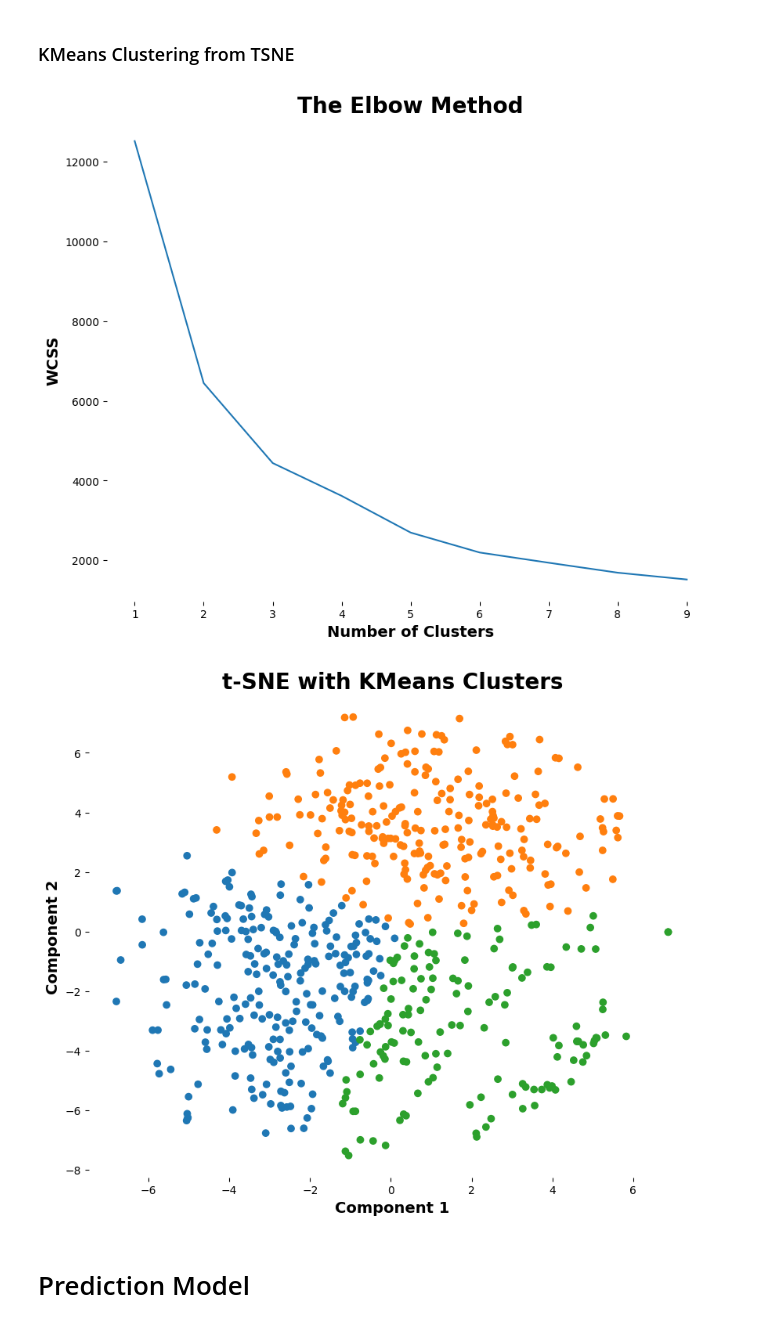
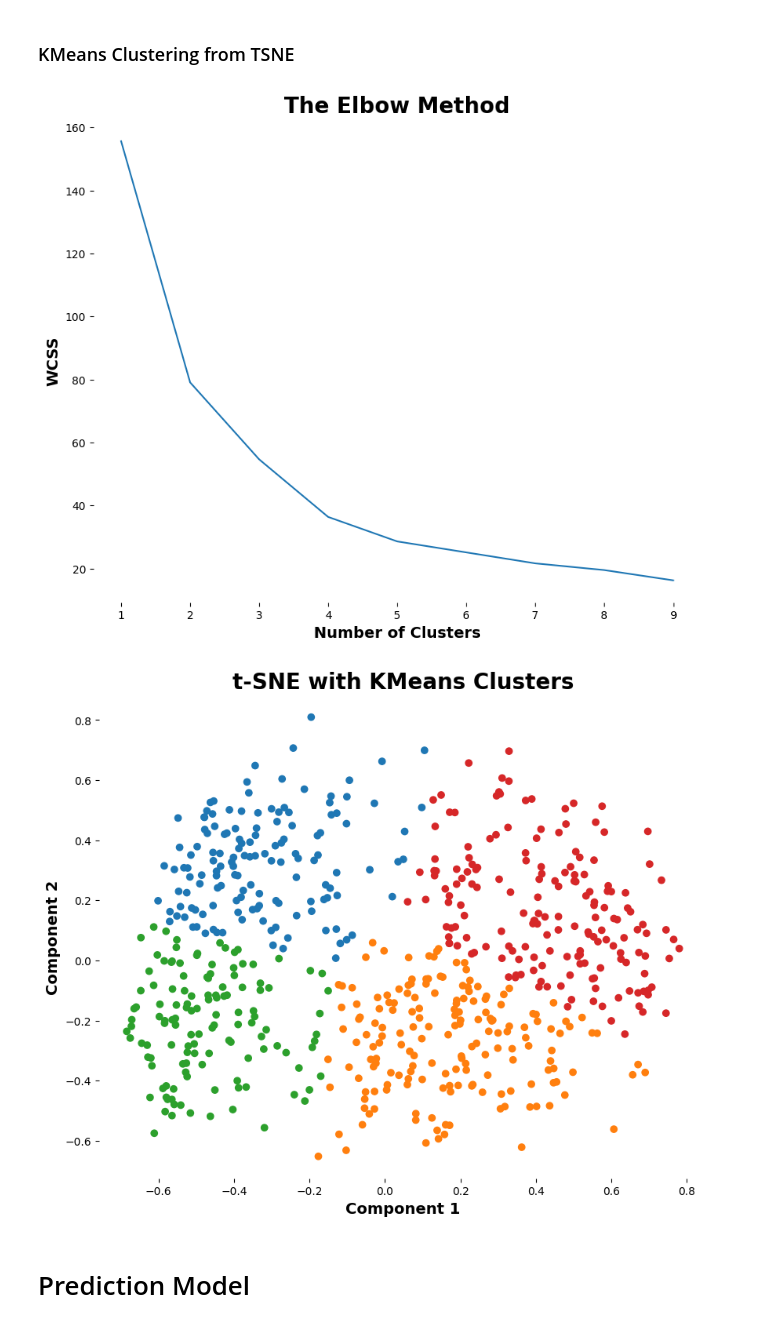
Before and after one commit to ClayGendron/icr-identify-age-related-conditions-kaggle, a Jupyter notebook: icr-gendron-2.ipynb, the cells around one changed output. Saved outputs shown, nothing was run; the diff lists cells and outputs as text; code cells hidden in the pictures.

```diff
--- a/icr-gendron-2.ipynb
+++ b/icr-gendron-2.ipynb
@@ -184,10 +150,13 @@ error_type_map = {'True Positive': 'C0', 'True Negative': 'C1', 'False Positive'
 # %%
 tsne_n = 2
 tsne_df = X_train.drop(['Epsilon'], axis = 1, inplace = False)
+
 tsne_scaled = StandardScaler().fit_transform(tsne_df)
 tsne_transformed = PowerTransformer().fit_transform(tsne_scaled)
-tsne_df = pd.DataFrame(tsne_transformed, columns = tsne_df.columns, index = tsne_df.index)
-tsne = TSNE(n_components = tsne_n, perplexity = 100, random_state = random_seed)
+tsne_normalized = Normalizer().fit_transform(tsne_transformed)
+
+tsne_df = pd.DataFrame(tsne_normalized, columns = tsne_df.columns, index = tsne_df.index)
+tsne = PCA(n_components = tsne_n, random_state = random_seed)
 tsne_columns = ['Component ' + str(i + 1) for i in range(tsne_n)]
 X_tsne = tsne.fit_transform(tsne_df)
 
@@ -232,29 +201,29 @@ plt.ylabel('WCSS', fontdict = font_dict_axistitle)
 
 plt.show()
 # %% [output]
-[figure, old version]
+[figure, new version]
 # %%
-n_clusters = 3
+n_clusters = 4
 kmeans = KMeans(n_clusters = n_clusters, n_init = 'auto', random_state = random_seed)
 kmeans.fit(kmeans_df)
 
 labels = kmeans.labels_
 
 tsne_df['Cluster'] = labels
 y_train_tsne_cluster = tsne_df['Cluster']
 
 colors = tsne_df['Cluster'].map(cluster_map)
 
 # Plot components with cluster colors
 plt.figure(figsize = (10, 8))
 plt.title('t-SNE with KMeans Clusters', fontdict = font_dict_header)
 plt.box(False)
 plt.scatter(tsne_df['Component 1'], tsne_df['Component 2'], c = colors)
 plt.xlabel('Component 1', fontdict = font_dict_axistitle)
 plt.ylabel('Component 2', font_dict_axistitle)
 
 plt.show()
 # %% [output]
-[figure, old version]
+[figure, new version]
 # %% [markdown]
 # Prediction Model
```
Also changed, not shown: parts of 43 cells of this notebook, 1 other file.
